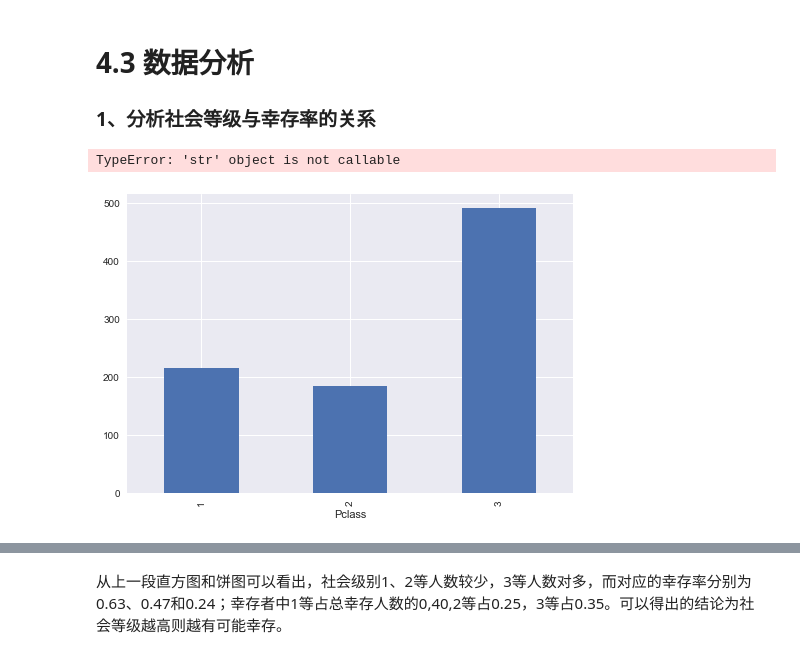
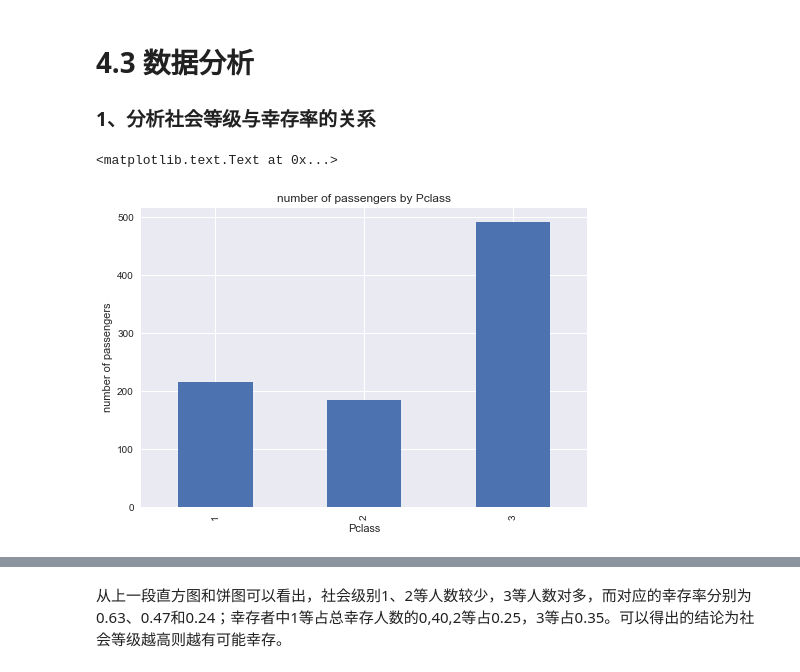
Before and after one commit to janeliao/Udacity_Projects, a Jupyter notebook: p4/p4_the_sinking_of_titanic.ipynb, the cells around one changed output, grey strips where cells are left out. Drawn from its saved outputs; the diff is of its cells as text; code cells hidden in the pictures.

```diff
--- a/p4/p4_the_sinking_of_titanic.ipynb
+++ b/p4/p4_the_sinking_of_titanic.ipynb
@@ -90,11 +90,11 @@ survived_data_df.head()   #check
 # %%
 passengers_count(full_data,'Pclass').plot(kind='bar')
 plt.xlabel('Pclass')
 plt.ylabel('number of passengers')
-plt.title('survival rate by Pclass')
+plt.title('number of passengers by Pclass')
 # %% [output]
-TypeError: 'str' object is not callable
+<matplotlib.text.Text at 0x...>
-[figure, old version]
+[figure, new version]
 # %%
 #计算幸存人员中各个等级人员所占比例
 survival_rate_by_Pclass = get_survival_rate_by_category(full_data,'Pclass')
```
Also changed, not shown: parts of 8 cells of this notebook.
